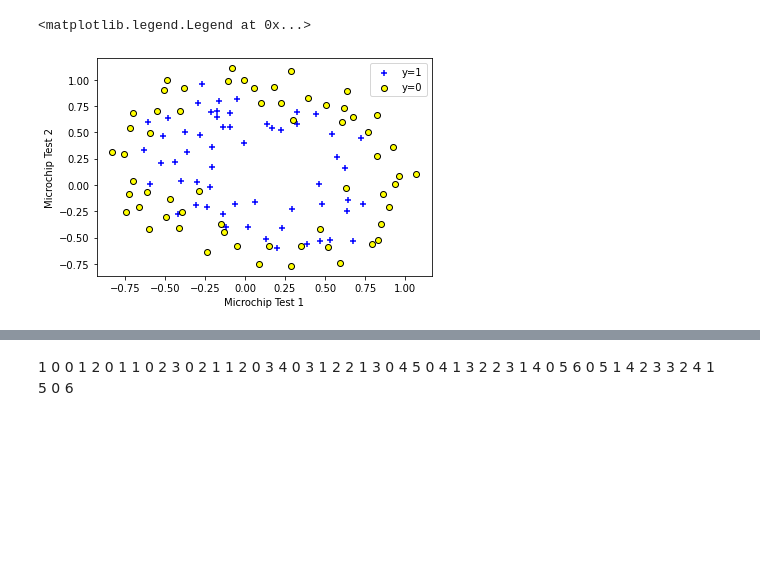
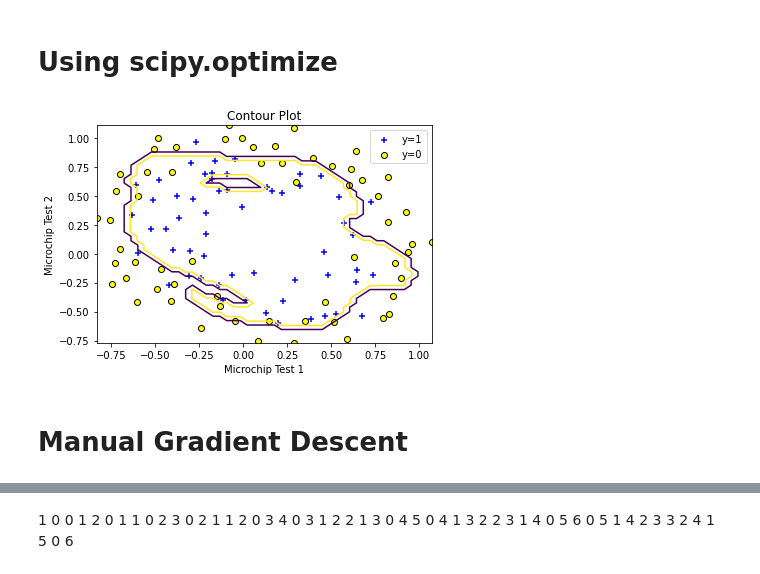
Before and after one commit to ChandraLiuswanto/MLE_test, a Jupyter notebook: Classification/ex2data2.ipynb, the cells around one changed output, grey strips where cells are left out. Saved outputs shown, nothing was run; the diff lists cells and outputs as text; code cells hidden in the pictures; blank space fills up the shorter version.

```diff
--- a/Classification/ex2data2.ipynb
+++ b/Classification/ex2data2.ipynb
@@ -2,3 +2,26 @@
 import pandas as pd
 import numpy as np
 import matplotlib.pyplot as plt
+# %%
+def plotresult(theta=False,sizemat=50):
+    data_max = np.max(x,axis=0)
+    data_min = np.min(x,axis=0)
+    feature_x = np.linspace(data_min[0], data_max[0], sizemat)
+    feature_y = np.linspace(data_min[1], data_max[1], sizemat)
+    _, ax = plt.subplots(1, 1)
+    if np.any(theta):
+        val_map = X*0
+        for i in range(sizemat):
+            for j in range(sizemat):
+                val_map[i,j] = predict(theta0,feature_x[i],feature_y[j])
+
+        # plots contour lines
+        ax.contour(X, Y, val_map>0.5,levels=[0,.9])
+        ax.set_title('Contour Plot')
+    plt.scatter(x[:,0][data[:,-1]==1],x[:,1][data[:,-1]==1],marker='+',c='blue')
+    plt.scatter(x[:,0][data[:,-1]==0],x[:,1][data[:,-1]==0],marker='o',c='yellow',edgecolors='black')
+    ax.legend(['y=1','y=0'],loc=1)
+    ax.set_xlabel('Microchip Test 1')
+    ax.set_ylabel('Microchip Test 2')
+
+plotresult(theta0)
@@ -4,0 +81,11 @@ import matplotlib.pyplot as plt
+# %% [markdown]
+# Using scipy.optimize
+# %%
+from scipy import optimize
+theta0 = np.array([0]*28)
+
+optimizer = optimize.minimize(fun=cost, x0=theta0,args = (x_a,y), method ='L-BFGS-B', jac=grad_cost)
+theta0 = optimizer.x
+plotresult(theta0)
+# %% [output]
+[figure, added]
@@ -4,0 +94,2 @@ import matplotlib.pyplot as plt
+# %% [markdown]
+# Manual Gradient Descent
@@ -5,12 +115,22 @@ import matplotlib.pyplot as plt
 # %%
-data = pd.read_csv('ex2data2.txt').to_numpy()
-x = data[:,:-1]
-y = data[:,-1].reshape((-1,1))
+data_max = np.max(x,axis=0)
+data_min = np.min(x,axis=0)
+sizemat = 50
+feature_x = np.linspace(data_min[0], data_max[0], sizemat)
+feature_y = np.linspace(data_min[1], data_max[1], sizemat)
+[X, Y] = np.meshgrid(feature_x, feature_y)
+fig, ax = plt.subplots(1, 1)
+
+val_map = X*0
+for i in range(sizemat):
+    for j in range(sizemat):
+        val_map[i,j] = predict(theta0,feature_x[i],feature_y[j])
+
+# plots contour lines
+ax.contour(X, Y, val_map,levels=[0,.9])
 plt.scatter(x[:,0][y[:,0]==1],x[:,1][y[:,0]==1],marker='+',c='blue',edgecolors='black')
 plt.scatter(x[:,0][y[:,0]==0],x[:,1][y[:,0]==0],marker='o',c='yellow',edgecolors='black')
-plt.xlabel('Microchip Test 1')
-plt.ylabel('Microchip Test 2')
-plt.legend(['y=1','y=0'],loc=1)
+ax.legend(['y=1','y=0'],loc=1)
+ax.set_title('Contour Plot')
+ax.set_xlabel('feature_x')
+ax.set_ylabel('feature_y')
-# %% [output]
-<matplotlib.legend.Legend at 0x...>
-[figure, removed]
```
Also changed, not shown: parts of 18 cells of this notebook, 1 other file.
